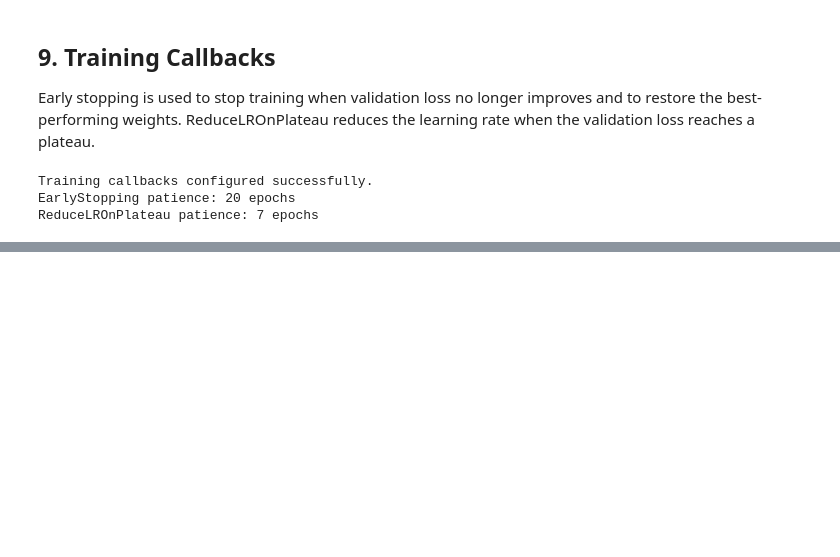
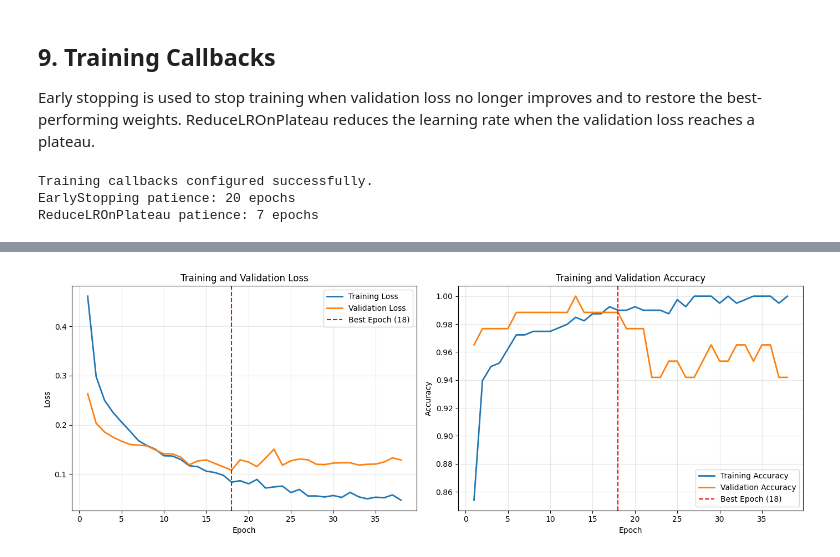
Before and after one commit to nimasha20020207/DL_Assignment_Y4S1, a Jupyter notebook: IT23153486.ipynb, the cells around one changed output, grey strips where cells are left out. Saved outputs shown, nothing was run; the diff lists cells and outputs as text; code cells hidden in the pictures; blank space fills up the shorter version.

Commit message:
Train ResNet and visualize learning performance

```diff
--- a/IT23153486.ipynb
+++ b/IT23153486.ipynb
@@ -671,0 +676,19 @@ ReduceLROnPlateau patience: 7 epochs
+# %%
+# Train the Pre-Activation ResNet
+start_time = time.time()
+
+history = model.fit(
+    X_train_scaled,
+    y_train,
+    validation_data=(X_val_scaled, y_val),
+    epochs=200,
+    batch_size=32,
+    callbacks=callbacks,
+    verbose=1
+)
+
+training_time = time.time() - start_time
+
+print("\nModel training completed.")
+print(f"Epochs completed: {len(history.history['loss'])}")
+print(f"Training time: {training_time:.2f} seconds")
@@ -671,0 +717,74 @@ ReduceLROnPlateau patience: 7 epochs
+# %%
+# Identify the epoch with the lowest validation loss
+best_epoch = np.argmin(history.history['val_loss']) + 1
+
+print("Best epoch based on validation loss:", best_epoch)
+print(
+    "Best validation loss:",
+    f"{history.history['val_loss'][best_epoch - 1]:.4f}"
+)
+print(
+    "Validation accuracy at best epoch:",
+    f"{history.history['val_accuracy'][best_epoch - 1]:.4f}"
+)
+
+# Create training and validation graphs
+epochs_range = range(1, len(history.history['loss']) + 1)
+
+plt.figure(figsize=(14, 5))
+
+# Loss graph
+plt.subplot(1, 2, 1)
+plt.plot(
+    epochs_range,
+    history.history['loss'],
+    label='Training Loss',
+    linewidth=2
+)
+plt.plot(
+    epochs_range,
+    history.history['val_loss'],
+    label='Validation Loss',
+    linewidth=2
+)
+plt.axvline(
+    best_epoch,
+    color='red',
+    linestyle='--',
+    label=f'Best Epoch ({best_epoch})'
+)
+plt.title('Training and Validation Loss')
+plt.xlabel('Epoch')
+plt.ylabel('Loss')
+plt.legend()
+plt.grid(alpha=0.3)
+
+# Accuracy graph
+plt.subplot(1, 2, 2)
+plt.plot(
+    epochs_range,
+    history.history['accuracy'],
+    label='Training Accuracy',
+    linewidth=2
+)
+plt.plot(
+    epochs_range,
+    history.history['val_accuracy'],
+    label='Validation Accuracy',
+    linewidth=2
+)
+plt.axvline(
+    best_epoch,
+    color='red',
+    linestyle='--',
+    label=f'Best Epoch ({best_epoch})'
+)
+plt.title('Training and Validation Accuracy')
+plt.xlabel('Epoch')
+plt.ylabel('Accuracy')
+plt.legend()
+plt.grid(alpha=0.3)
+
+plt.tight_layout()
+plt.show()
+# %% [output]
@@ -671,0 +794 @@ ReduceLROnPlateau patience: 7 epochs
+[figure, added]
```
Also changed, not shown: parts of 4 cells of this notebook.
